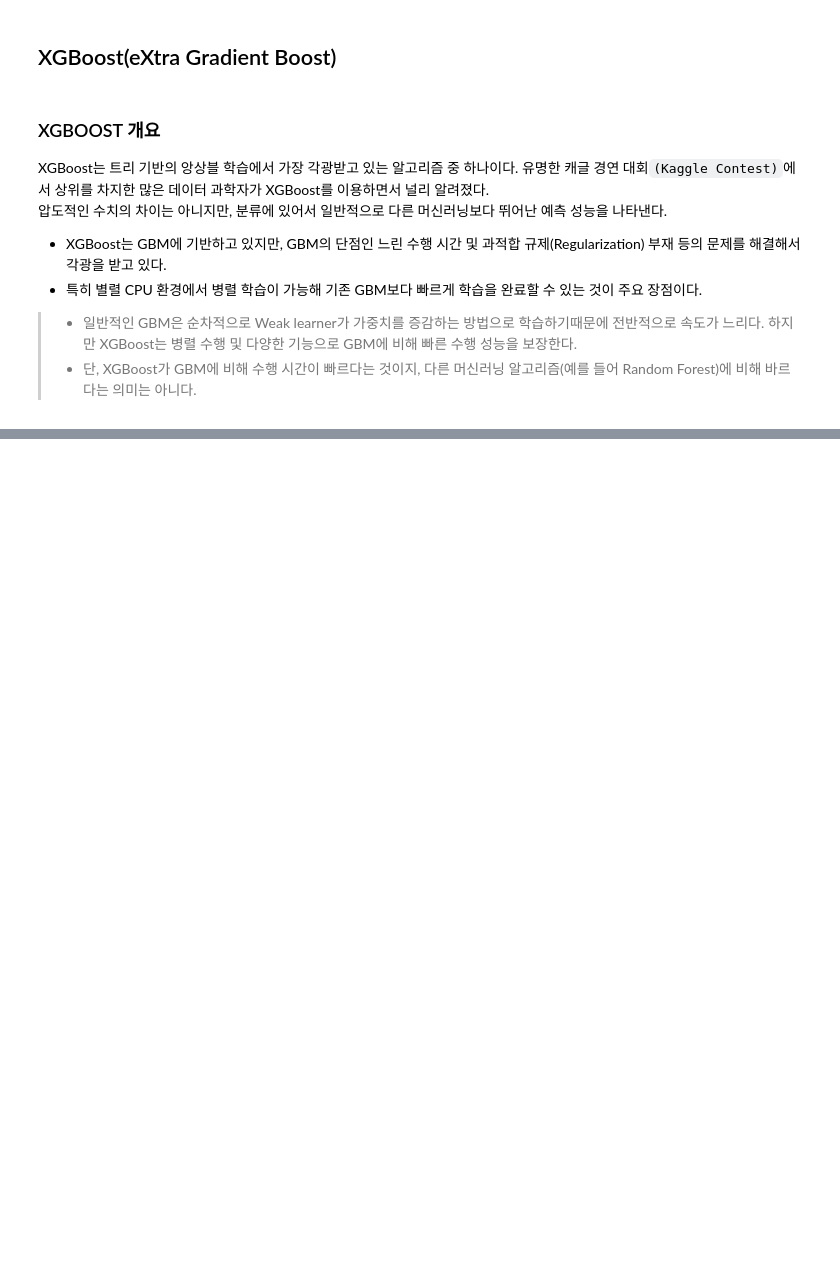
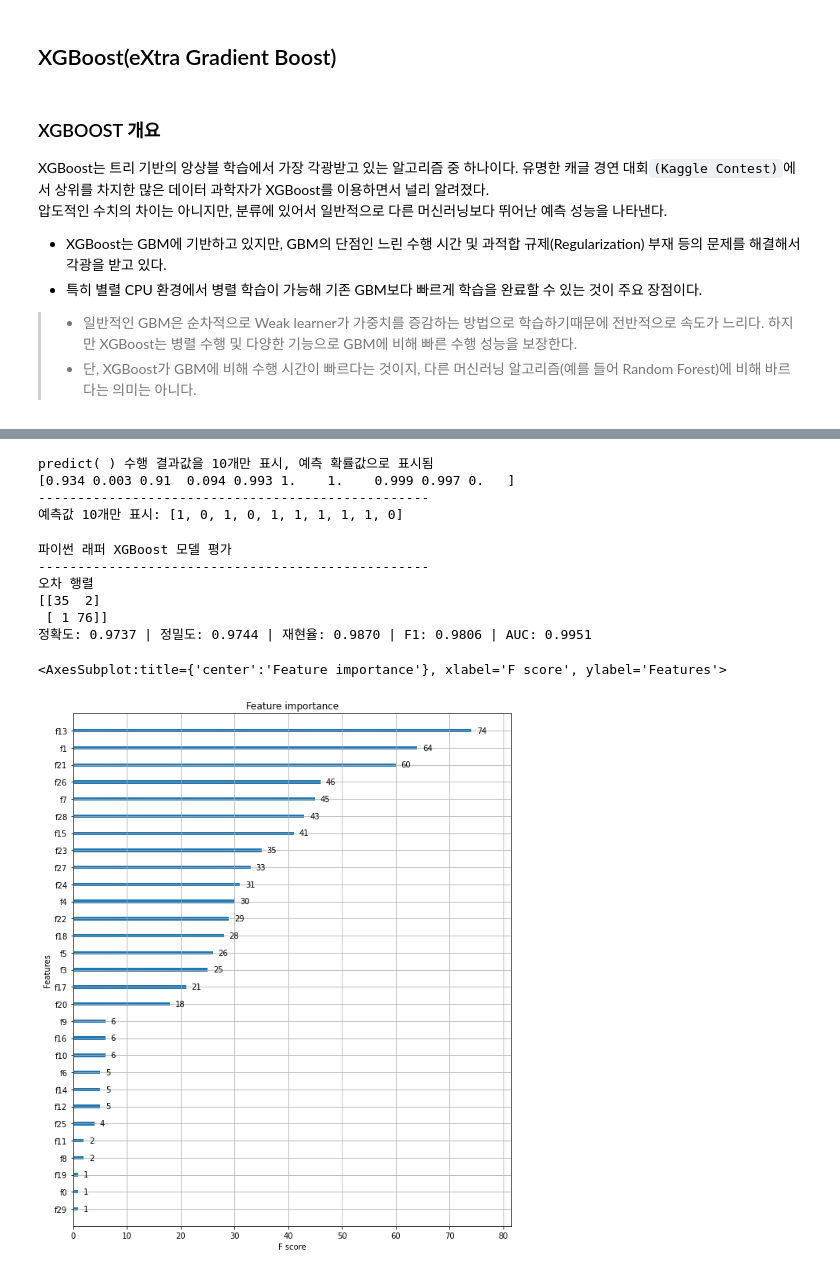
Before and after one commit to JHyuk2/ML-DL, a Jupyter notebook: GBM_Prac.ipynb, the cells around one changed output, grey strips where cells are left out. Cells and saved outputs as stored; diff of their text form; code cells hidden in the pictures; blank space fills up the shorter version.

```diff
--- a/GBM_Prac.ipynb
+++ b/GBM_Prac.ipynb
@@ -161,5 +220,17 @@ print(X_train.shape, X_test.shape)
 dtrain = xgb.DMatrix(data=X_train, label=Y_train)
 dtest = xgb.DMatrix(data=X_test, label=Y_test)
+# %%
+# 하이퍼파라미터 설정
+
+params = {
+    'max_depth':3,
+    'eta':0.1,
+    'objective':'binary:logistic',
+    'eval_metric':'logloss',
+    'early_stoppings':100,
+}
+
+num_rounds = 400
 # %%
 wlist = [(dtrain, 'train'), (dtest, 'eval')]
 # 하이퍼 파라미터와 early stopping 파라미터를 train()함수의 파라미터로 전달
@@ -167,0 +257,14 @@ xgb_model =xgb.train(params = params, dtrain=dtrain, num_boost_round = num_round
+# %%
+pred_probs = xgb_model.predict(dtest)
+print('predict( ) 수행 결과값을 10개만 표시, 예측 확률값으로 표시됨')
+print(np.round(pred_probs[:10], 3))
+
+# 예측 확률이 0.5보다 크면 1, 그렇지 않으면 0으로 예측값 결정 후 리스트 객체인 preds에 저장
+preds = [1 if x>0.5 else 0 for x in pred_probs]
+print('-'*50)
+print('예측값 10개만 표시:', preds[:10])
+# %% [output]
+predict( ) 수행 결과값을 10개만 표시, 예측 확률값으로 표시됨
+[0.934 0.003 0.91  0.094 0.993 1.    1.    0.999 0.997 0.   ]
+--------------------------------------------------
+예측값 10개만 표시: [1, 0, 1, 0, 1, 1, 1, 1, 1, 0]
@@ -167,0 +291,21 @@ xgb_model =xgb.train(params = params, dtrain=dtrain, num_boost_round = num_round
+# %%
+print('파이썬 래퍼 XGBoost 모델 평가')
+print('-'*50)
+get_clf_eval(Y_test, preds, pred_probs)
+# %% [output]
+파이썬 래퍼 XGBoost 모델 평가
+--------------------------------------------------
+오차 행렬
+[[35  2]
+ [ 1 76]]
+정확도: 0.9737 | 정밀도: 0.9744 | 재현율: 0.9870 | F1: 0.9806 | AUC: 0.9951
+# %%
+from xgboost import plot_importance
+import matplotlib.pyplot as plt
+%matplotlib inline
+
+fig, ax = plt.subplots(figsize=(10, 12))
+plot_importance(xgb_model, ax=ax)
+# %% [output]
+<AxesSubplot:title={'center':'Feature importance'}, xlabel='F score', ylabel='Features'>
+[figure, added]
```
Also changed, not shown: parts of 29 cells of this notebook.
